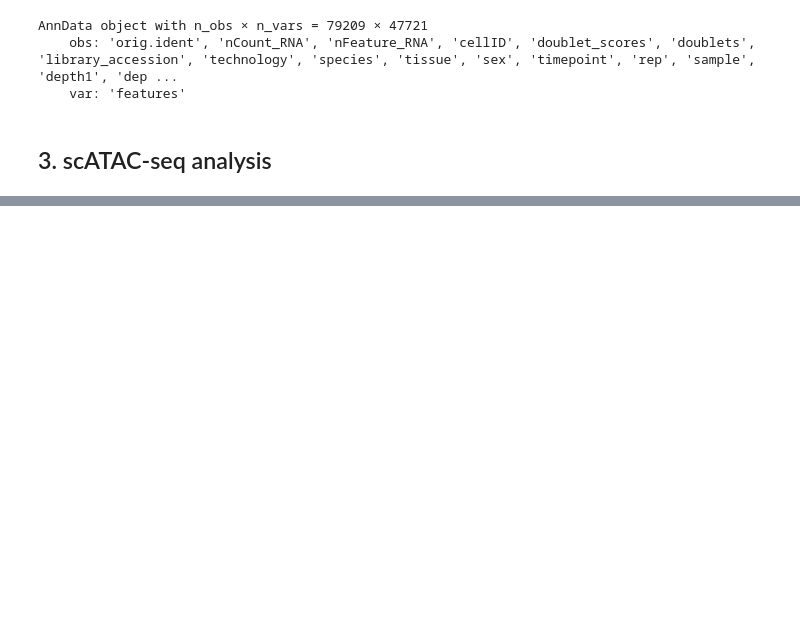
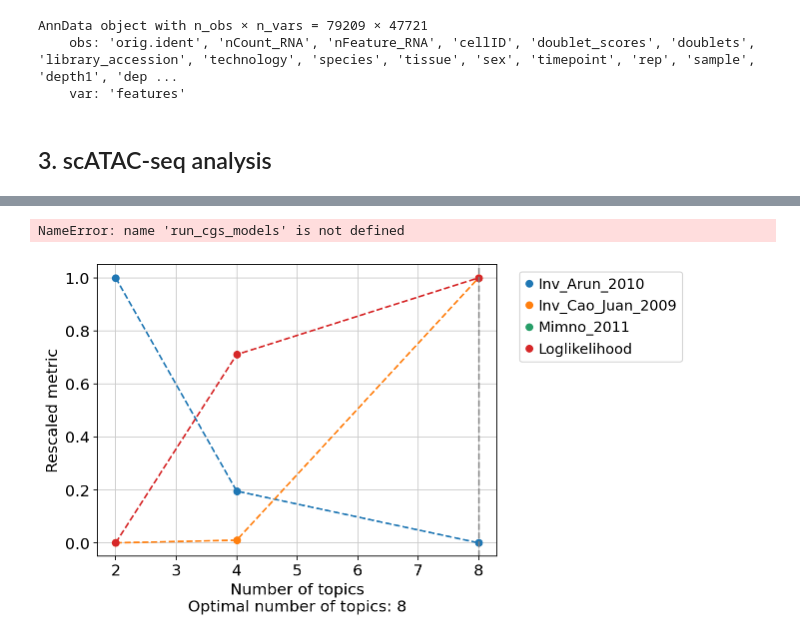
Before and after one commit to IGVF-UCSD/topic_grn_links, a Jupyter notebook: grn_inference/scenicplus/run.ipynb, the cells around one changed output, grey strips where cells are left out. Saved outputs shown, nothing was run; the diff lists cells and outputs as text; code cells hidden in the pictures; blank space fills up the shorter version.

```diff
--- a/grn_inference/scenicplus/run.ipynb
+++ b/grn_inference/scenicplus/run.ipynb
@@ -159,0 +709,16 @@ chromsizes
+# %%
+models = run_cgs_models(
+    cistopic_obj,
+    n_topics=[2,4,8],
+    n_cpu=3,
+    n_iter=100,
+    random_state=555,
+    alpha=50,
+    alpha_by_topic=True,
+    eta=0.1,
+    eta_by_topic=False,
+    save_path=None,
+    _temp_dir = os.path.join(tmp_dir + 'ray_spill')
+)
+# %% [output]
+NameError: name 'run_cgs_models' is not defined
@@ -159,0 +735,14 @@ chromsizes
+# %%
+import pickle
+cistopic_obj = pickle.load(open(os.path.join(work_dir, 'scATAC/cistopic_obj_model.pkl'), 'rb'))
+# %%
+models = pickle.load(open(os.path.join(work_dir, 'scATAC/models/models_100_iter_LDA.pkl'), 'rb'))
+# %%
+from pycisTopic.lda_models import *
+model = evaluate_models(models,
+                       select_model=8,
+                       return_model=True,
+                       metrics=['Arun_2010','Cao_Juan_2009', 'Minmo_2011', 'loglikelihood'],
+                       plot_metrics=False)
+# %% [output]
+[figure, added]
```
Also changed, not shown: parts of 89 cells of this notebook, 30 other files.
